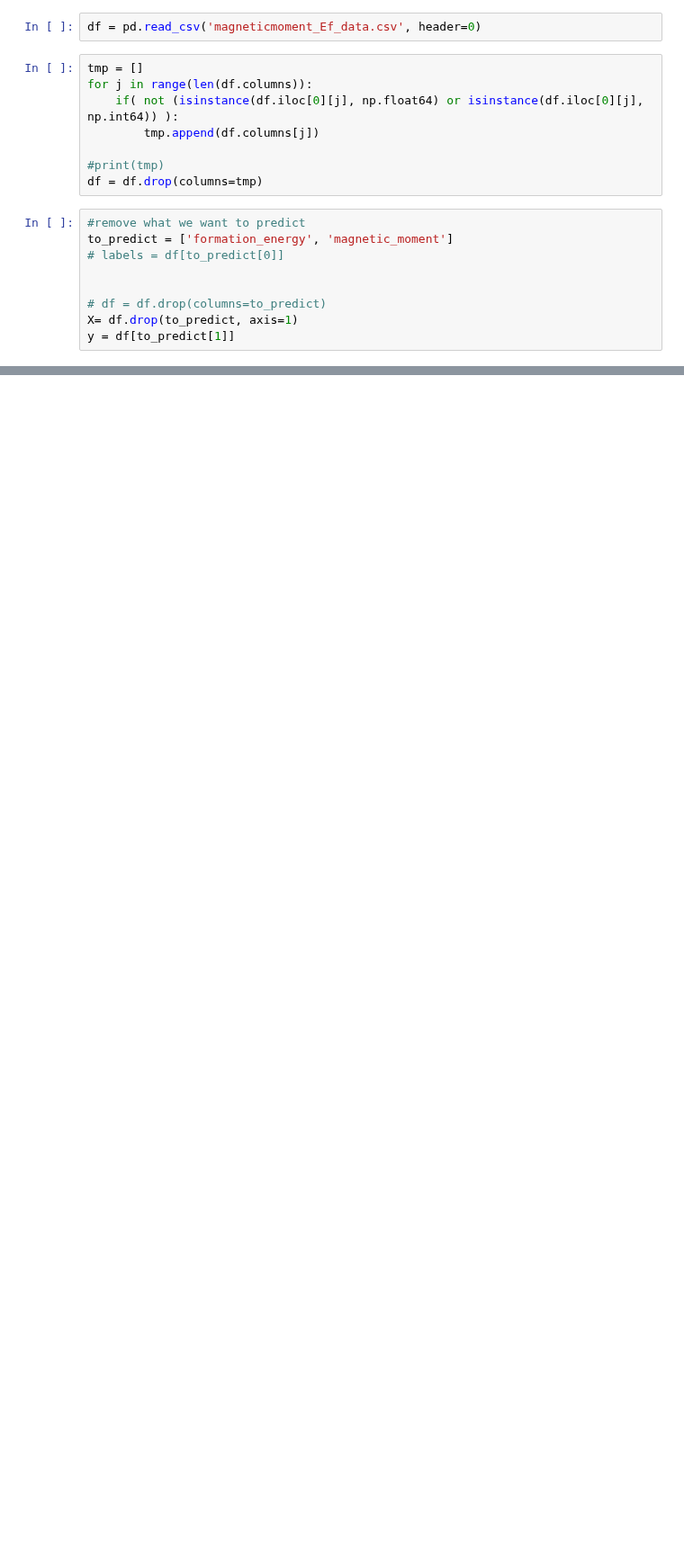
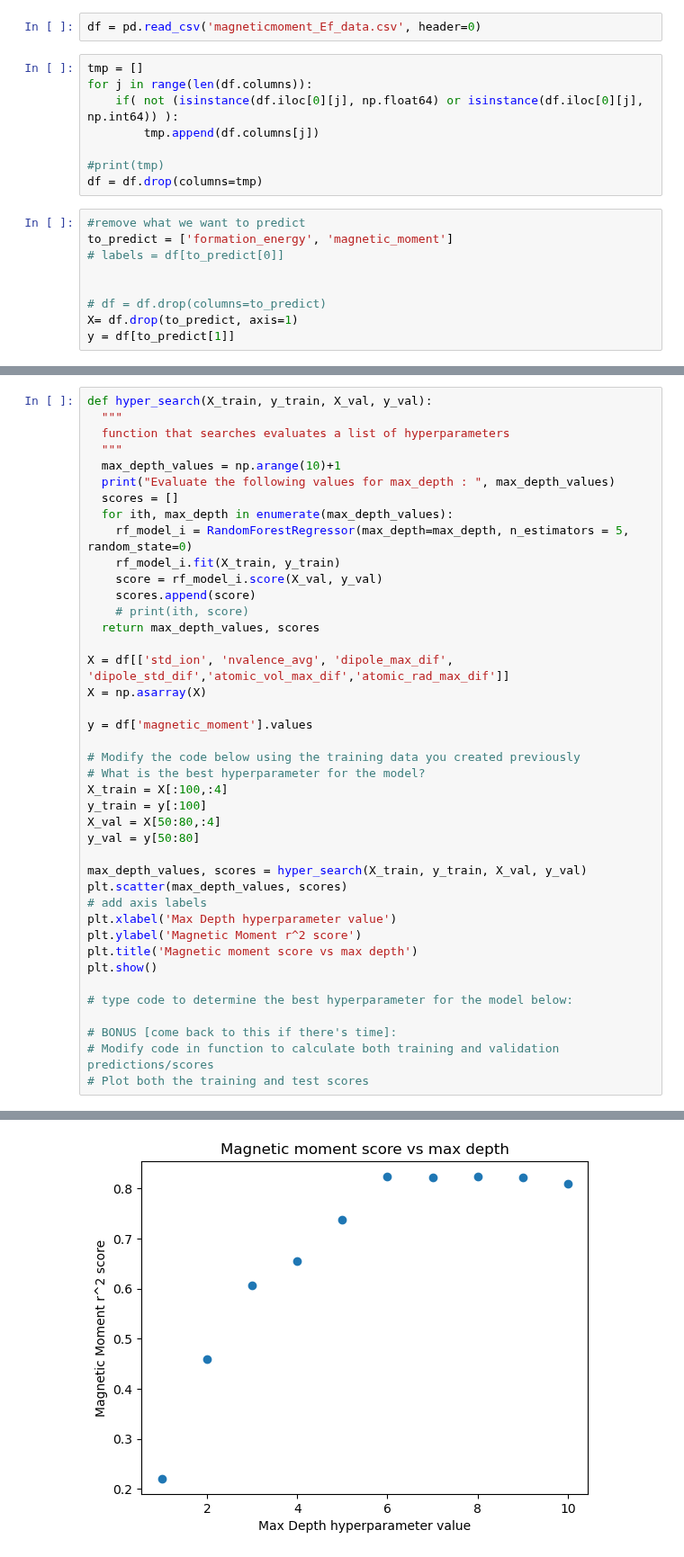
Before and after one commit to erikswanke/2d-Material-Science, a Jupyter notebook: sci_reports.ipynb, the cells around one changed output, grey strips where cells are left out. Shown at 90% size. Drawn from its saved outputs; the diff is of its cells as text; blank space fills up the shorter version.

```diff
--- a/sci_reports.ipynb
+++ b/sci_reports.ipynb
@@ -132,0 +136,42 @@ plot_predictions(y_test, y_pred, r2)
+# %%
+def hyper_search(X_train, y_train, X_val, y_val):
+  """
+  function that searches evaluates a list of hyperparameters
+  """
+  max_depth_values = np.arange(10)+1
+  print("Evaluate the following values for max_depth : ", max_depth_values)
+  scores = []
+  for ith, max_depth in enumerate(max_depth_values):
+    rf_model_i = RandomForestRegressor(max_depth=max_depth, n_estimators = 5, random_state=0)
+    rf_model_i.fit(X_train, y_train)
+    score = rf_model_i.score(X_val, y_val)
+    scores.append(score)
+    # print(ith, score)
+  return max_depth_values, scores
+
+X = df[['std_ion', 'nvalence_avg', 'dipole_max_dif', 'dipole_std_dif','atomic_vol_max_dif','atomic_rad_max_dif']]
+X = np.asarray(X)
+
+y = df['magnetic_moment'].values
+
+# Modify the code below using the training data you created previously
+# What is the best hyperparameter for the model?
+X_train = X[:100,:4]
+y_train = y[:100]
+X_val = X[50:80,:4]
+y_val = y[50:80]
+
+max_depth_values, scores = hyper_search(X_train, y_train, X_val, y_val)
+plt.scatter(max_depth_values, scores)
+# add axis labels
+plt.xlabel('Max Depth hyperparameter value')
+plt.ylabel('Magnetic Moment r^2 score')
+plt.title('Magnetic moment score vs max depth')
+plt.show()
+
+# type code to determine the best hyperparameter for the model below:
+
+# BONUS [come back to this if there's time]:
+# Modify code in function to calculate both training and validation predictions/scores
+# Plot both the training and test scores
+# %% [output]
@@ -132,0 +179 @@ plot_predictions(y_test, y_pred, r2)
+[figure, added]
```
Also changed, not shown: parts of 4 cells of this notebook.
